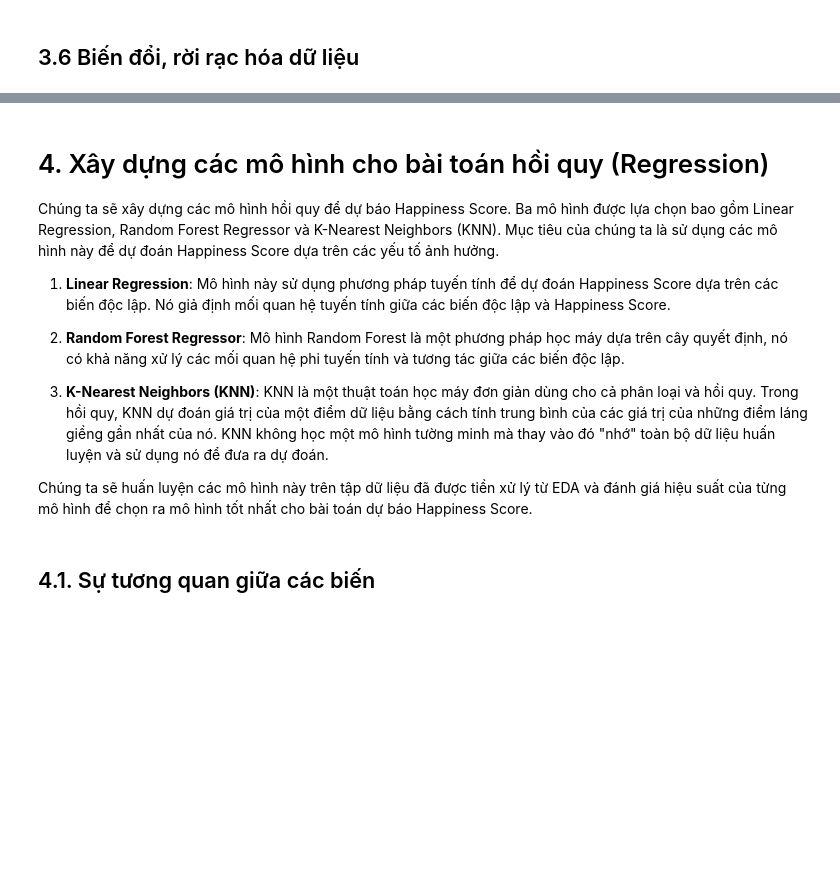
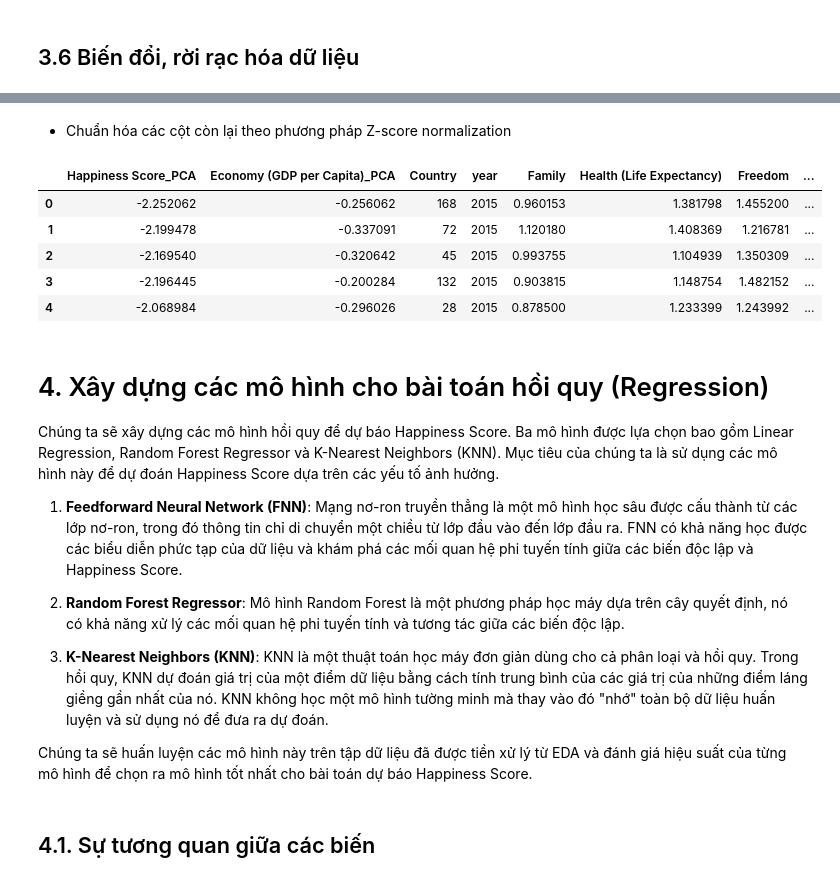
Before and after one commit to NgTrDung/DataMining_For_HappinessReport, a Jupyter notebook: Happiness_Report.ipynb, the cells around one changed output, grey strips where cells are left out. Saved outputs shown, nothing was run; the diff lists cells and outputs as text; code cells hidden in the pictures; blank space fills up the shorter version.

```diff
--- a/Happiness_Report.ipynb
+++ b/Happiness_Report.ipynb
@@ -699,8 +714,26 @@ df_pca['Country'] = label_encoder.fit_transform(df_pca['Country'])
+# %% [markdown]
+- Chuẩn hóa các cột còn lại theo phương pháp Z-score normalization
+# %%
+# Các cột cần chuẩn hóa
+columns_to_normalize = ['Family', 'Health (Life Expectancy)', 'Freedom', 'Trust (Government Corruption)', 'Generosity']
+
+# Tiến hành chuẩn hóa
+df_pca[columns_to_normalize] = df_pca[columns_to_normalize].apply(zscore)
+
+# Kiểm tra kết quả
+display(df_pca.head())
+# %% [output]
+|  | Happiness Score_PCA | Economy (GDP per Capita)_PCA | Country | year | Family | Health (Life Expectancy) | Freedom | ... |
+| 0 | -2.252062 | -0.256062 | 168 | 2015 | 0.960153 | 1.381798 | 1.455200 | ... |
+| 1 | -2.199478 | -0.337091 | 72 | 2015 | 1.120180 | 1.408369 | 1.216781 | ... |
+| 2 | -2.169540 | -0.320642 | 45 | 2015 | 0.993755 | 1.104939 | 1.350309 | ... |
+| 3 | -2.196445 | -0.200284 | 132 | 2015 | 0.903815 | 1.148754 | 1.482152 | ... |
+| 4 | -2.068984 | -0.296026 | 28 | 2015 | 0.878500 | 1.233399 | 1.243992 | ... |
 # %% [markdown]
 # 4. Xây dựng các mô hình cho bài toán hồi quy (Regression)
 Chúng ta sẽ xây dựng các mô hình hồi quy để dự báo Happiness Score. Ba mô hình được lựa chọn bao gồm Linear Regression, Random Forest Regressor và K-Nearest Neighbors (KNN). Mục tiêu của chúng ta là sử dụng các mô hình này để dự đoán Happiness Score dựa trên các yếu tố ảnh hưởng.
 
-1. **Linear Regression**: Mô hình này sử dụng phương pháp tuyến tính để dự đoán Happiness Score dựa trên các biến độc lập. Nó giả định mối quan hệ tuyến tính giữa các biến độc lập và Happiness Score.
+1. **Feedforward Neural Network (FNN)**: Mạng nơ-ron truyền thẳng là một mô hình học sâu được cấu thành từ các lớp nơ-ron, trong đó thông tin chỉ di chuyển một chiều từ lớp đầu vào đến lớp đầu ra. FNN có khả năng học được các biểu diễn phức tạp của dữ liệu và khám phá các mối quan hệ phi tuyến tính giữa các biến độc lập và Happiness Score.
 
 2. **Random Forest Regressor**: Mô hình Random Forest là một phương pháp học máy dựa trên cây quyết định, nó có khả năng xử lý các mối quan hệ phi tuyến tính và tương tác giữa các biến độc lập.
 
```
Also changed, not shown: parts of 19 cells of this notebook, 2 other files.
